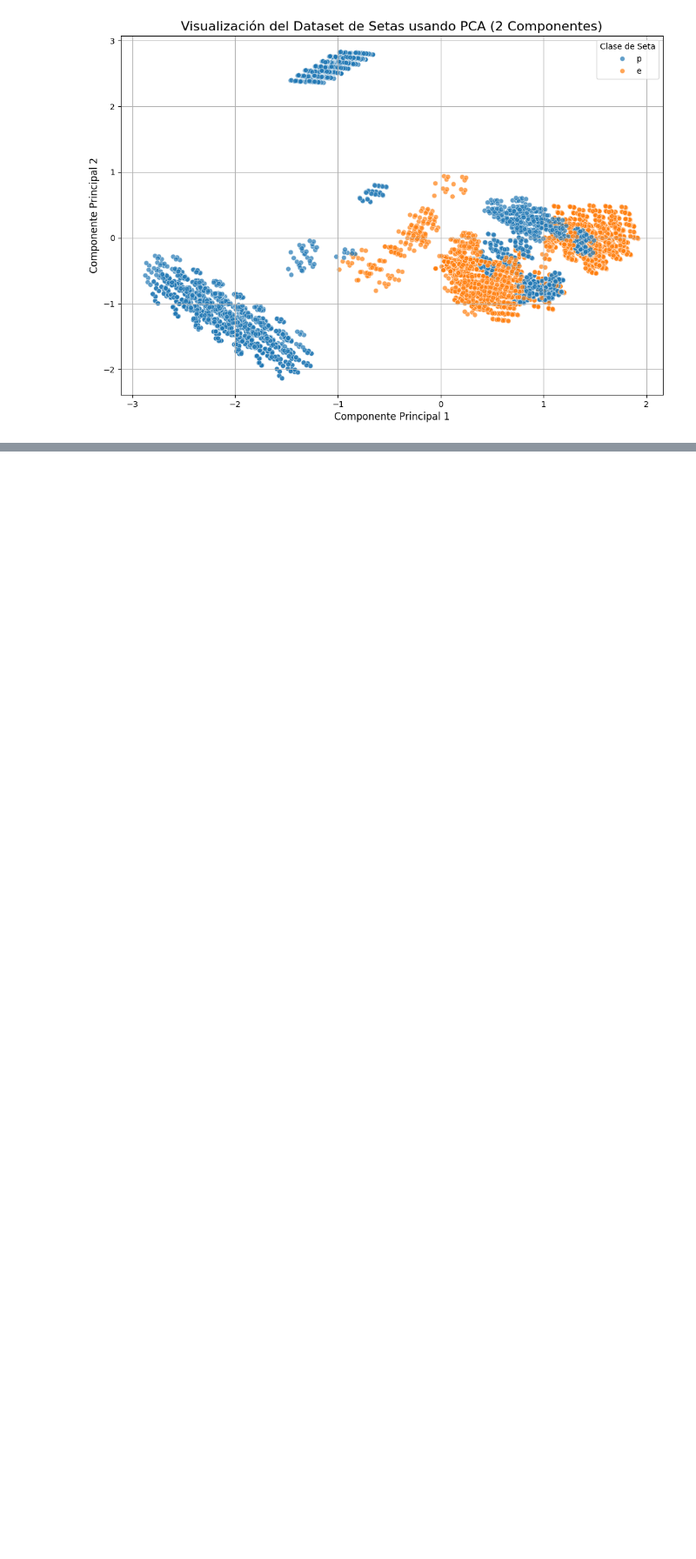
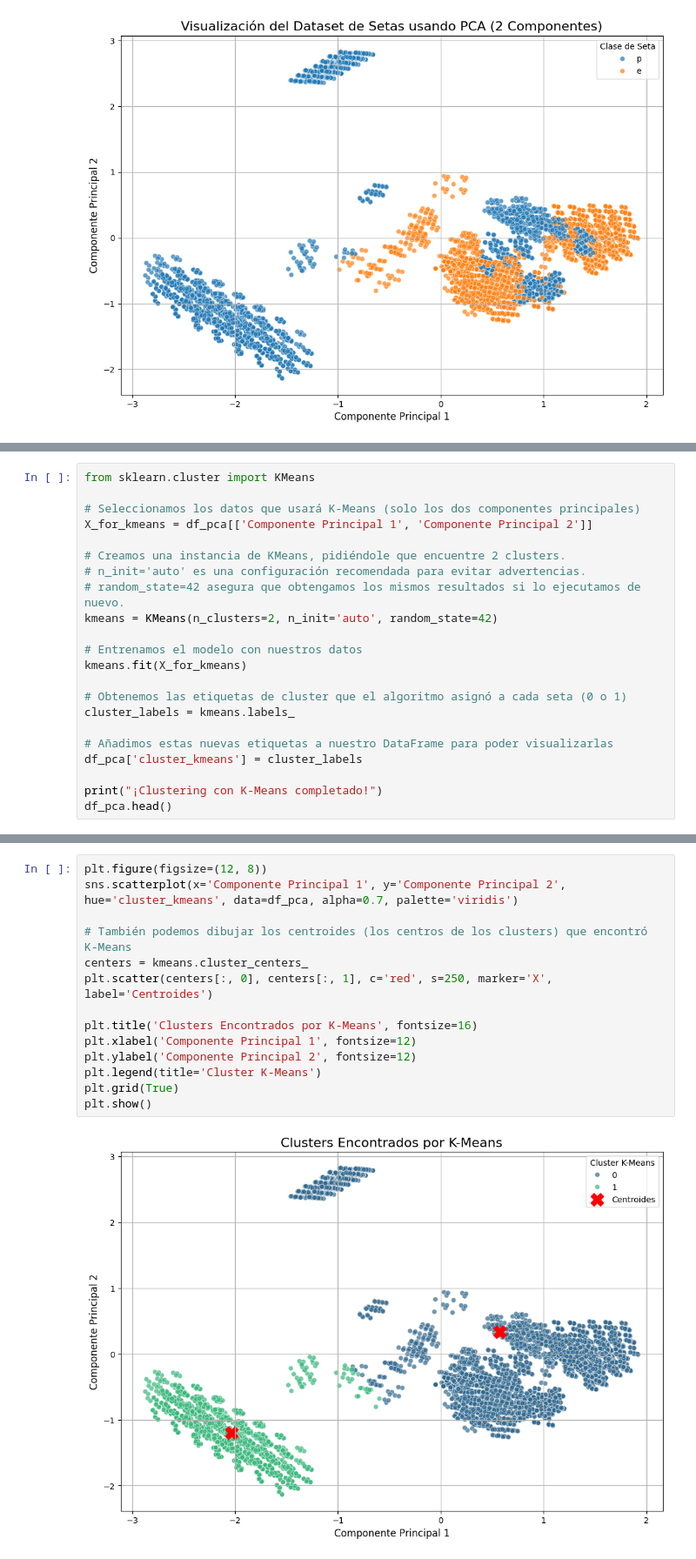
Before and after one commit to Kasthlen/kasthlen-aprendizaje-no-supervisado, a Jupyter notebook: kasthlen_clustering_pca.ipynb, the cells around one changed output, grey strips where cells are left out. Shown at 87% size. Drawn from its saved outputs; the diff is of its cells as text; blank space fills up the shorter version.

Commit message:
Entrenamiento y ajuste con el modelo k-means, creacion de tabla de contingencia, metricas de comparación e inspeccion de caracteristicas principales

```diff
--- a/kasthlen_clustering_pca.ipynb
+++ b/kasthlen_clustering_pca.ipynb
@@ -215,0 +209,22 @@ plt.show()
+# %%
+from sklearn.cluster import KMeans
+
+# Seleccionamos los datos que usará K-Means (solo los dos componentes principales)
+X_for_kmeans = df_pca[['Componente Principal 1', 'Componente Principal 2']]
+
+# Creamos una instancia de KMeans, pidiéndole que encuentre 2 clusters.
+# n_init='auto' es una configuración recomendada para evitar advertencias.
+# random_state=42 asegura que obtengamos los mismos resultados si lo ejecutamos de nuevo.
+kmeans = KMeans(n_clusters=2, n_init='auto', random_state=42)
+
+# Entrenamos el modelo con nuestros datos
+kmeans.fit(X_for_kmeans)
+
+# Obtenemos las etiquetas de cluster que el algoritmo asignó a cada seta (0 o 1)
+cluster_labels = kmeans.labels_
+
+# Añadimos estas nuevas etiquetas a nuestro DataFrame para poder visualizarlas
+df_pca['cluster_kmeans'] = cluster_labels
+
+print("¡Clustering con K-Means completado!")
+df_pca.head()
@@ -215,0 +241,16 @@ plt.show()
+# %%
+plt.figure(figsize=(12, 8))
+sns.scatterplot(x='Componente Principal 1', y='Componente Principal 2', hue='cluster_kmeans', data=df_pca, alpha=0.7, palette='viridis')
+
+# También podemos dibujar los centroides (los centros de los clusters) que encontró K-Means
+centers = kmeans.cluster_centers_
+plt.scatter(centers[:, 0], centers[:, 1], c='red', s=250, marker='X', label='Centroides')
+
+plt.title('Clusters Encontrados por K-Means', fontsize=16)
+plt.xlabel('Componente Principal 1', fontsize=12)
+plt.ylabel('Componente Principal 2', fontsize=12)
+plt.legend(title='Cluster K-Means')
+plt.grid(True)
+plt.show()
+# %% [output]
+[figure, added]
```
Also changed, not shown: parts of 16 cells of this notebook.
